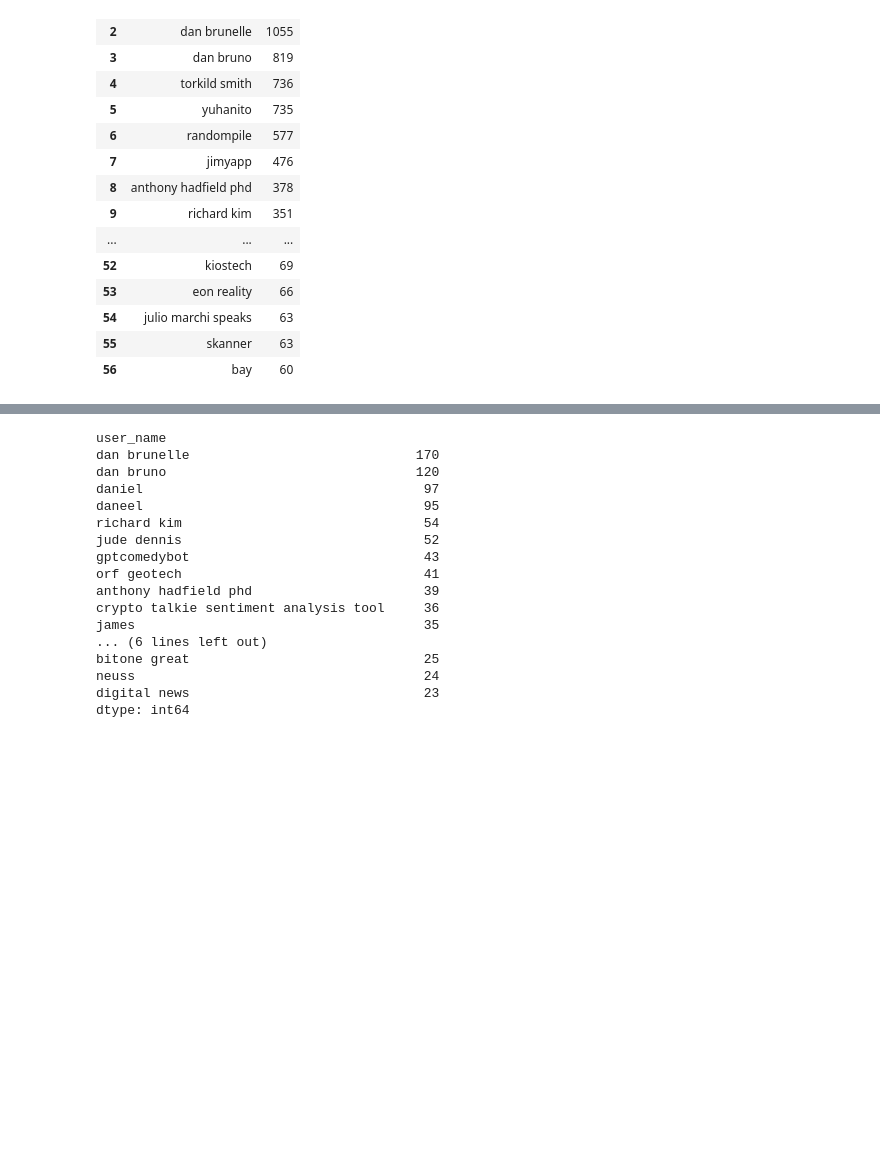
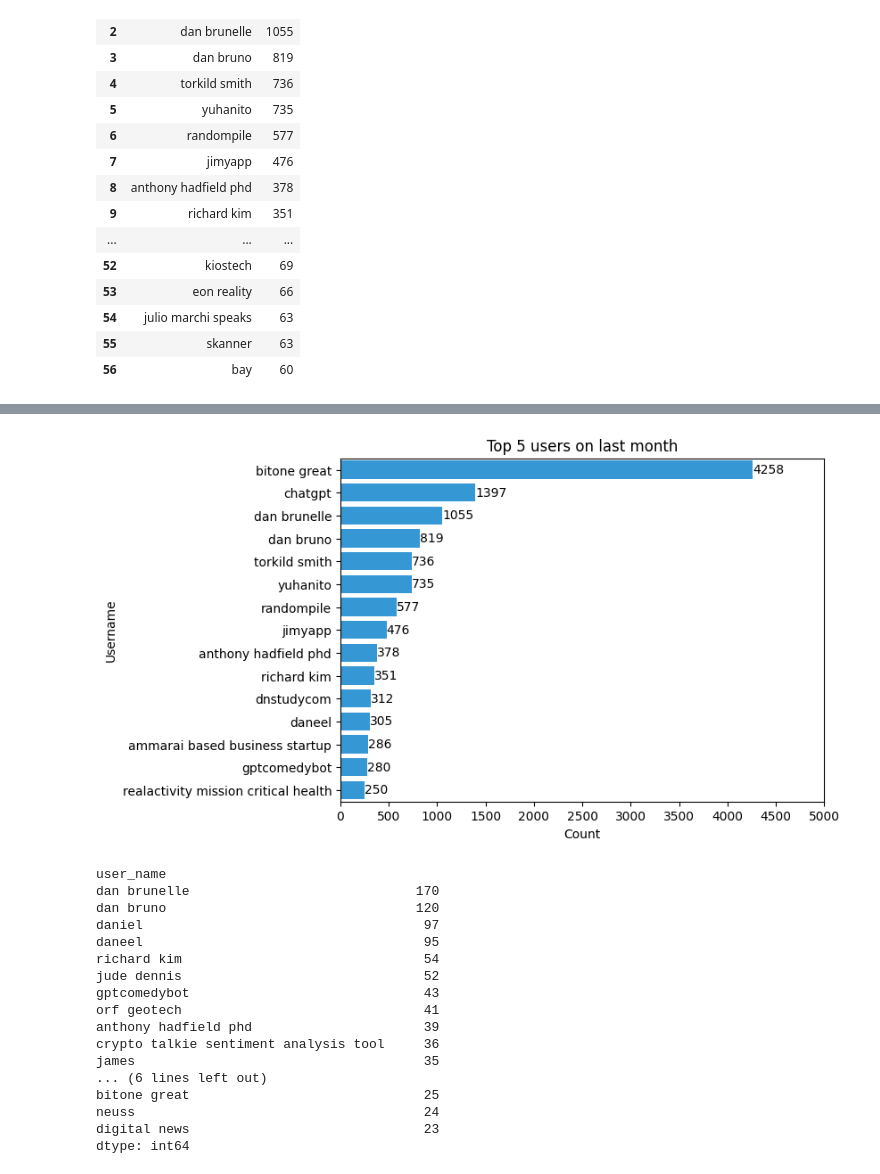
Before and after one commit to Ajkunas/computational-social-media, a Jupyter notebook: emotion_analysis_last.ipynb, the cells around one changed output, grey strips where cells are left out. Drawn from its saved outputs; the diff is of its cells as text; code cells hidden in the pictures; blank space fills up the shorter version.

```diff
--- a/emotion_analysis_last.ipynb
+++ b/emotion_analysis_last.ipynb
@@ -737,0 +801,20 @@ df_temp.loc[df_temp.n >= 60]
+# %%
+# plot top 5 positive topics as horizontal bar chart
+import matplotlib.pyplot as plt
+import seaborn as sns
+import numpy as np
+
+plt.figure(figsize=(7, 5))
+ax = sns.barplot(data=df_temp.head(15), x="n", y="user_name", color="#1b9df0")
+plt.title('Top 5 users on last month')
+plt.xlabel('Count')
+plt.ylabel('Username')
+
+ax.set_xticks(np.arange(0, 5500, 500))
+for i in ax.containers:
+    ax.bar_label(i,)
+
+plt.savefig('tweets_per_username_last.png', bbox_inches='tight')
+plt.show()
+# %% [output]
+[figure, added]
```
Also changed, not shown: parts of 15 cells of this notebook, 1 other file.
